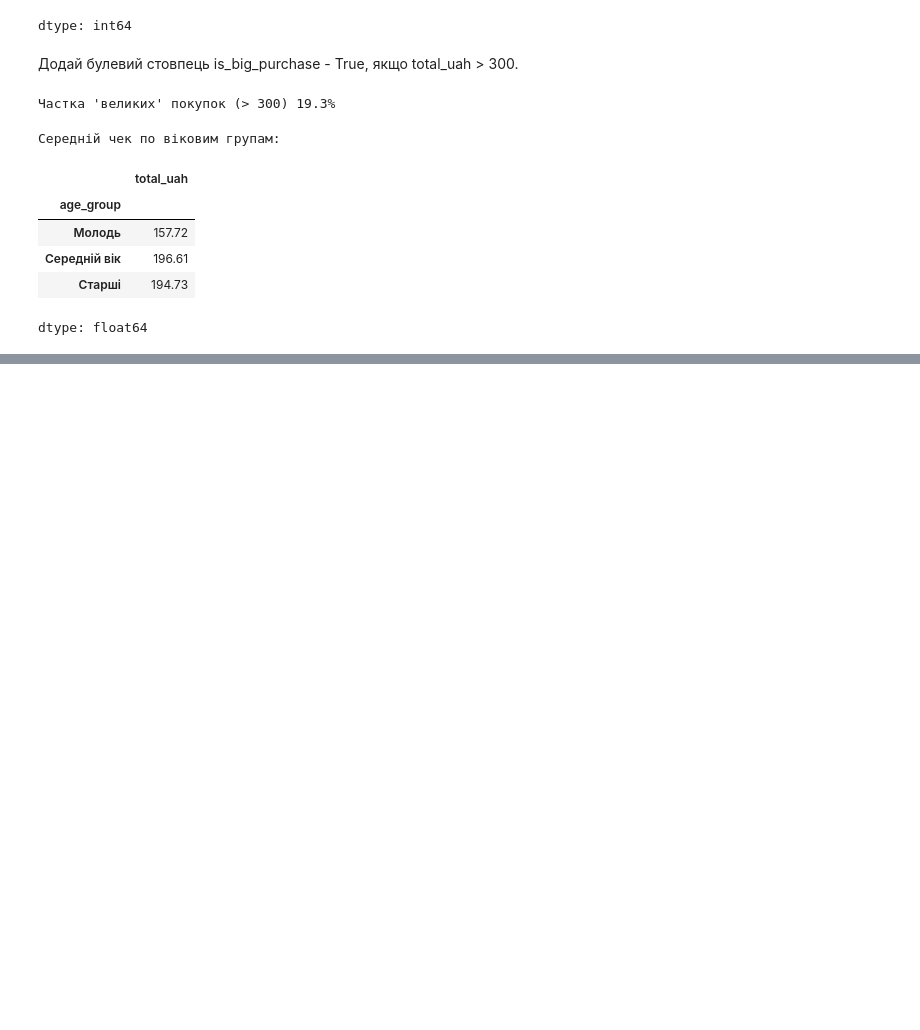
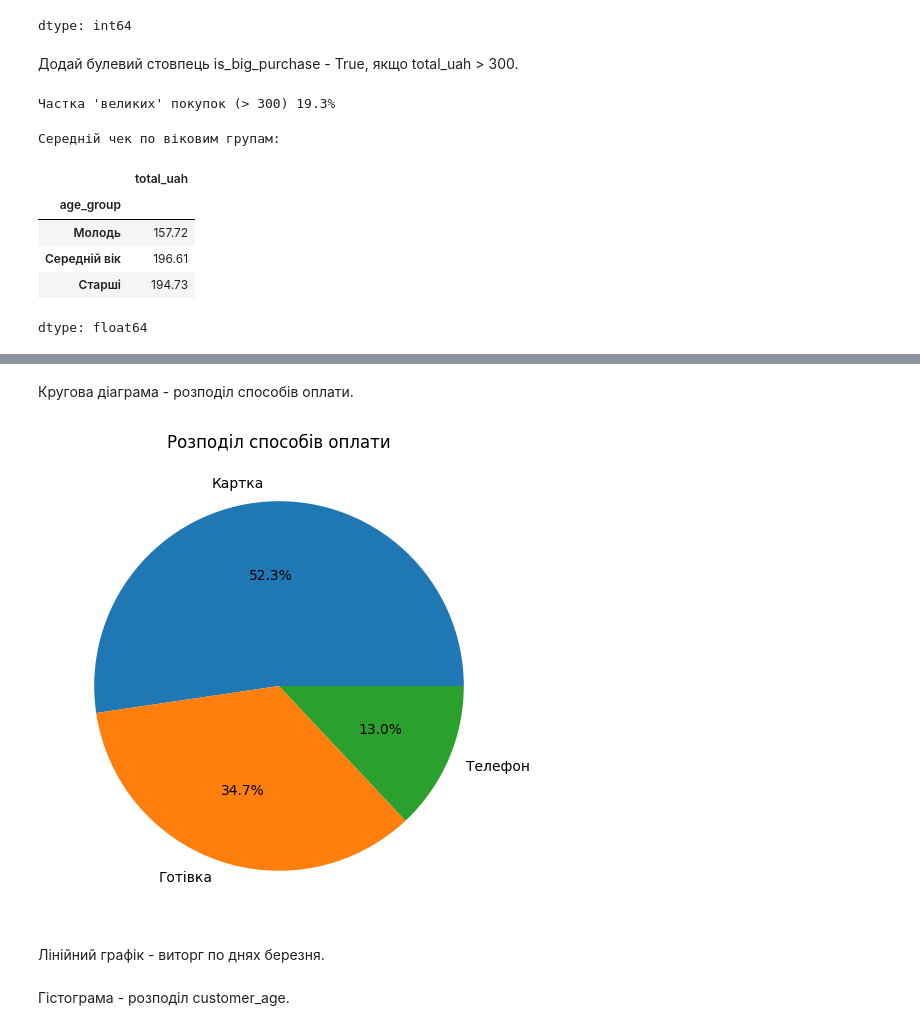
Before and after one commit to zzzer0-wav/myDTA_2026, a Jupyter notebook: projects_analysis/project_sales_analysis.ipynb, the cells around one changed output, grey strips where cells are left out. Cells and saved outputs as stored; diff of their text form; code cells hidden in the pictures; blank space fills up the shorter version.

```diff
--- a/projects_analysis/project_sales_analysis.ipynb
+++ b/projects_analysis/project_sales_analysis.ipynb
@@ -569,0 +630,21 @@ dtype: float64
+# %% [markdown]
+Кругова діаграма - розподіл способів оплати.
+# %%
+fig, ax = plt.subplots(figsize=(10, 6))
+
+payment_count = df.payment.value_counts()
+
+ax.pie(
+    payment_count,
+    labels=payment_count.index,
+    autopct='%1.1f%%'
+)
+
+plt.title('Розподіл способів оплати')
+ax.set_title('Розподіл способів оплати')
+# %% [output]
+[figure, added]
+# %% [markdown]
+Лінійний графік - виторг по днях березня.
+# %% [markdown]
+Гістограма - розподіл customer_age.
```
Also changed, not shown: parts of 7 cells of this notebook.
